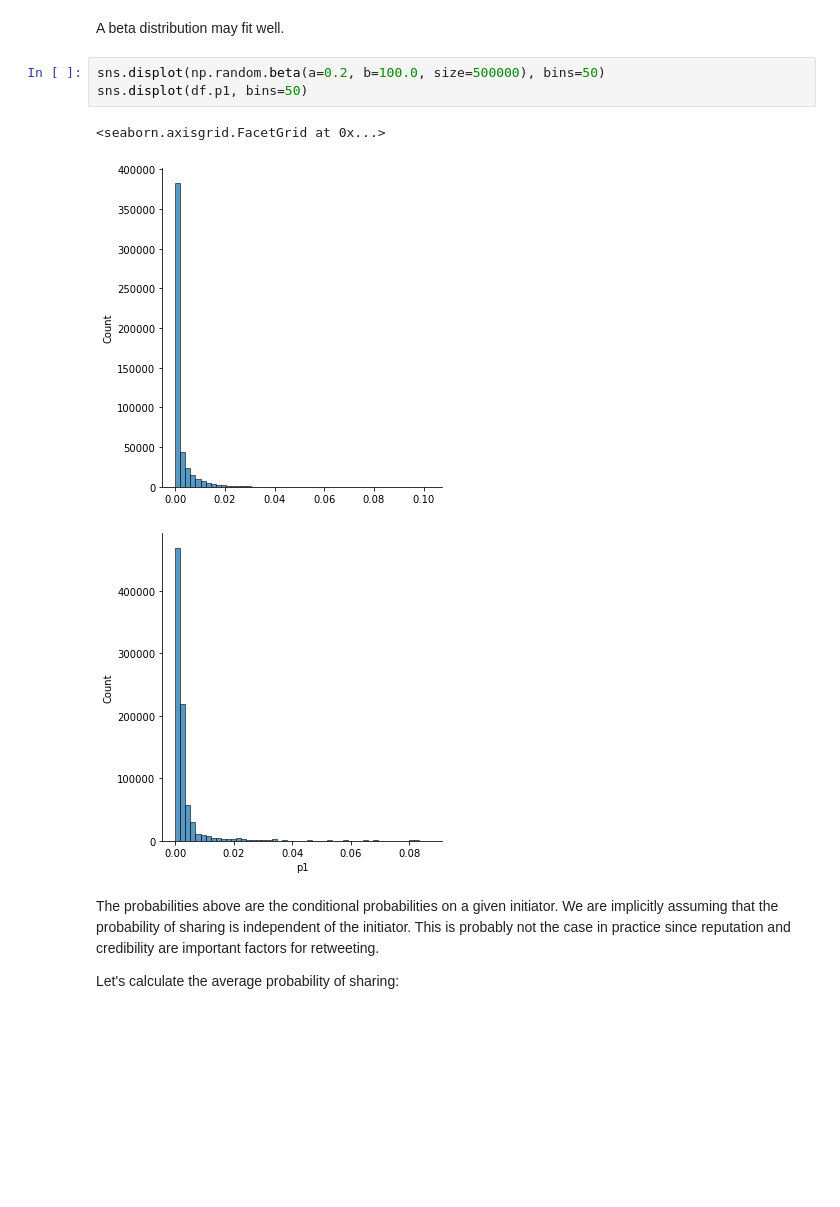
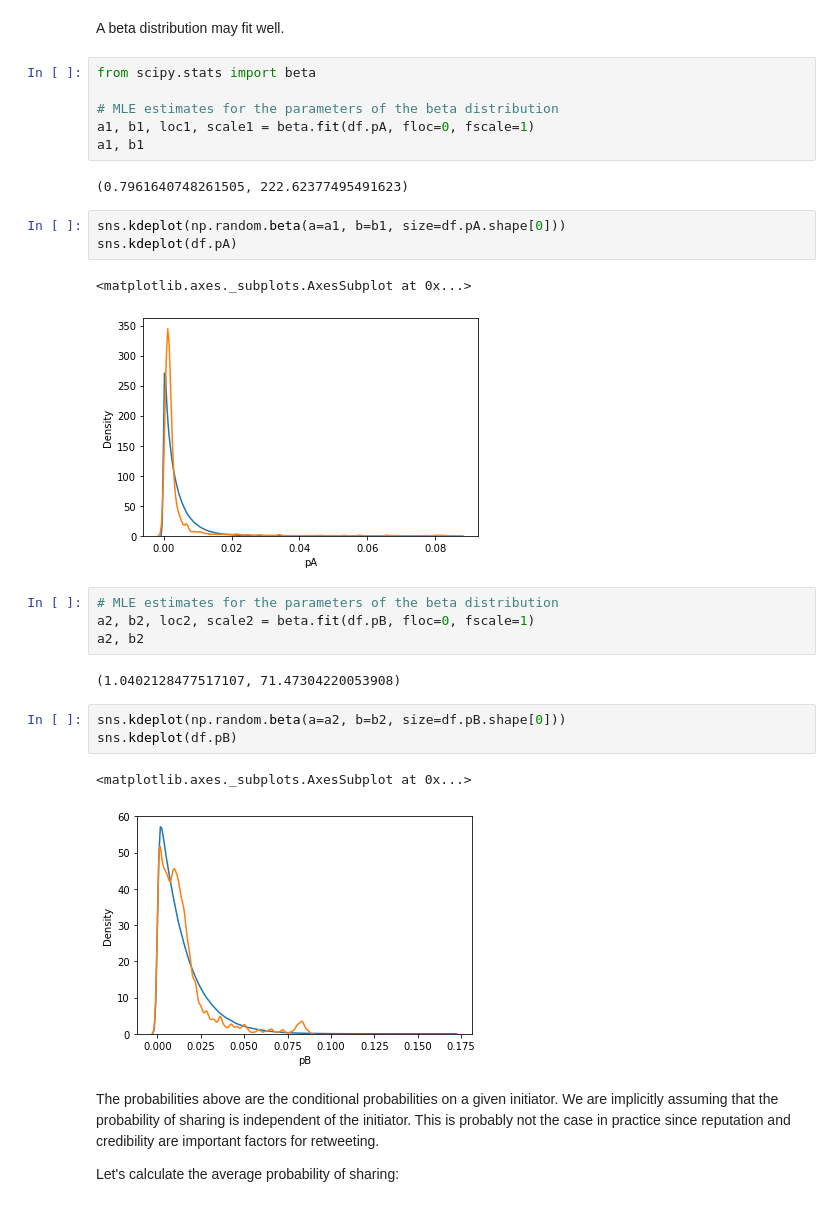
Before and after one commit to jfinocchiaro/long-term-fair-mdps, a Jupyter notebook: political-influence/probability_sharing_distributions.ipynb, the cells around one changed output. Cells and saved outputs as stored; diff of their text form; blank space fills up the shorter version.

Commit message:
get MLE estimates to fit the beta distribs

```diff
--- a/political-influence/probability_sharing_distributions.ipynb
+++ b/political-influence/probability_sharing_distributions.ipynb
@@ -48,13 +98,32 @@ sns.displot(data=pd.melt(df,
 [figure]
 # %% [markdown]
 A beta distribution may fit well.
-# %%
-sns.displot(np.random.beta(a=0.2, b=100.0, size=500000), bins=50)
-sns.displot(df.p1, bins=50)
-# %% [output]
-<seaborn.axisgrid.FacetGrid at 0x...>
-[figure, removed]
-[figure, removed]
+# %%
+from scipy.stats import beta
+
+# MLE estimates for the parameters of the beta distribution
+a1, b1, loc1, scale1 = beta.fit(df.pA, floc=0, fscale=1)
+a1, b1
+# %% [output]
+(0.7961640748261505, 222.62377495491623)
+# %%
+sns.kdeplot(np.random.beta(a=a1, b=b1, size=df.pA.shape[0]))
+sns.kdeplot(df.pA)
+# %% [output]
+<matplotlib.axes._subplots.AxesSubplot at 0x...>
+[figure, added]
+# %%
+# MLE estimates for the parameters of the beta distribution
+a2, b2, loc2, scale2 = beta.fit(df.pB, floc=0, fscale=1)
+a2, b2
+# %% [output]
+(1.0402128477517107, 71.47304220053908)
+# %%
+sns.kdeplot(np.random.beta(a=a2, b=b2, size=df.pB.shape[0]))
+sns.kdeplot(df.pB)
+# %% [output]
+<matplotlib.axes._subplots.AxesSubplot at 0x...>
+[figure, added]
 # %% [markdown]
 The probabilities above are the conditional probabilities on a given initiator. We are implicitly assuming that the probability of sharing is independent of the initiator. This is probably not the case in practice since reputation and credibility are important factors for retweeting.
 
```
Also changed, not shown: parts of 11 cells of this notebook.
